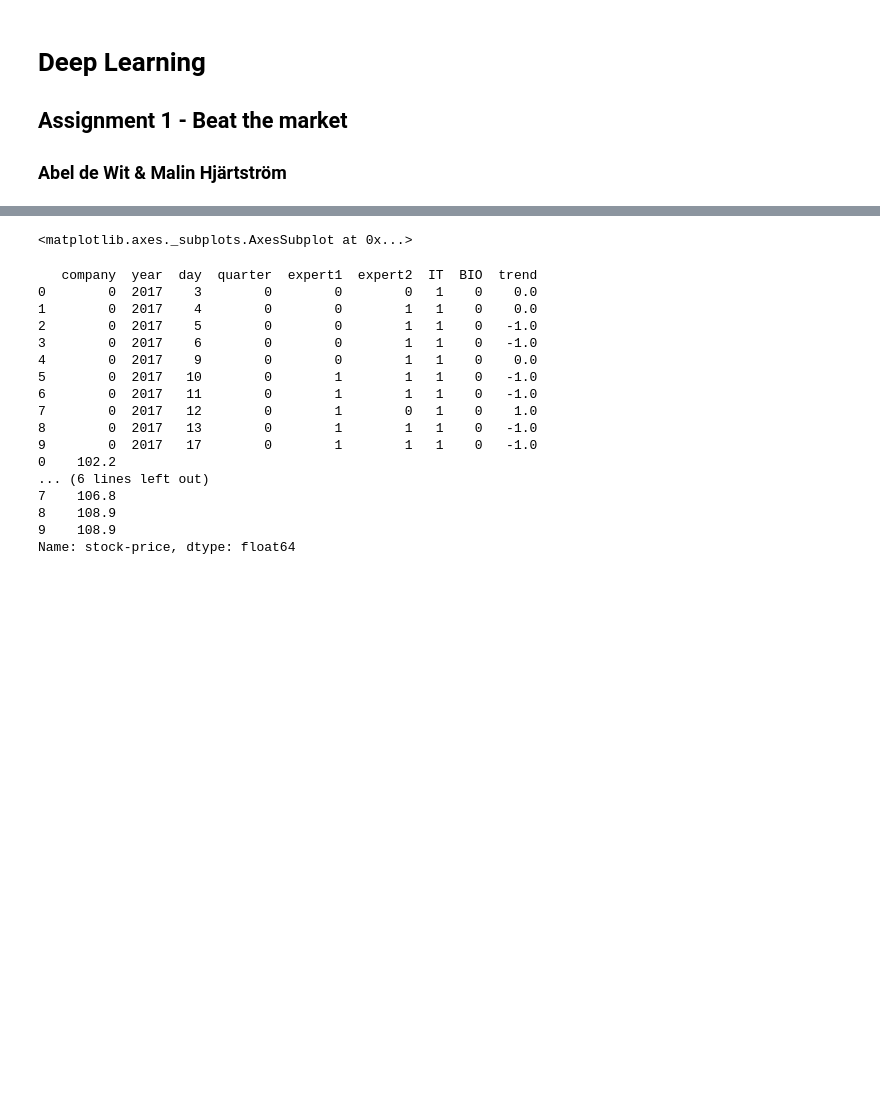
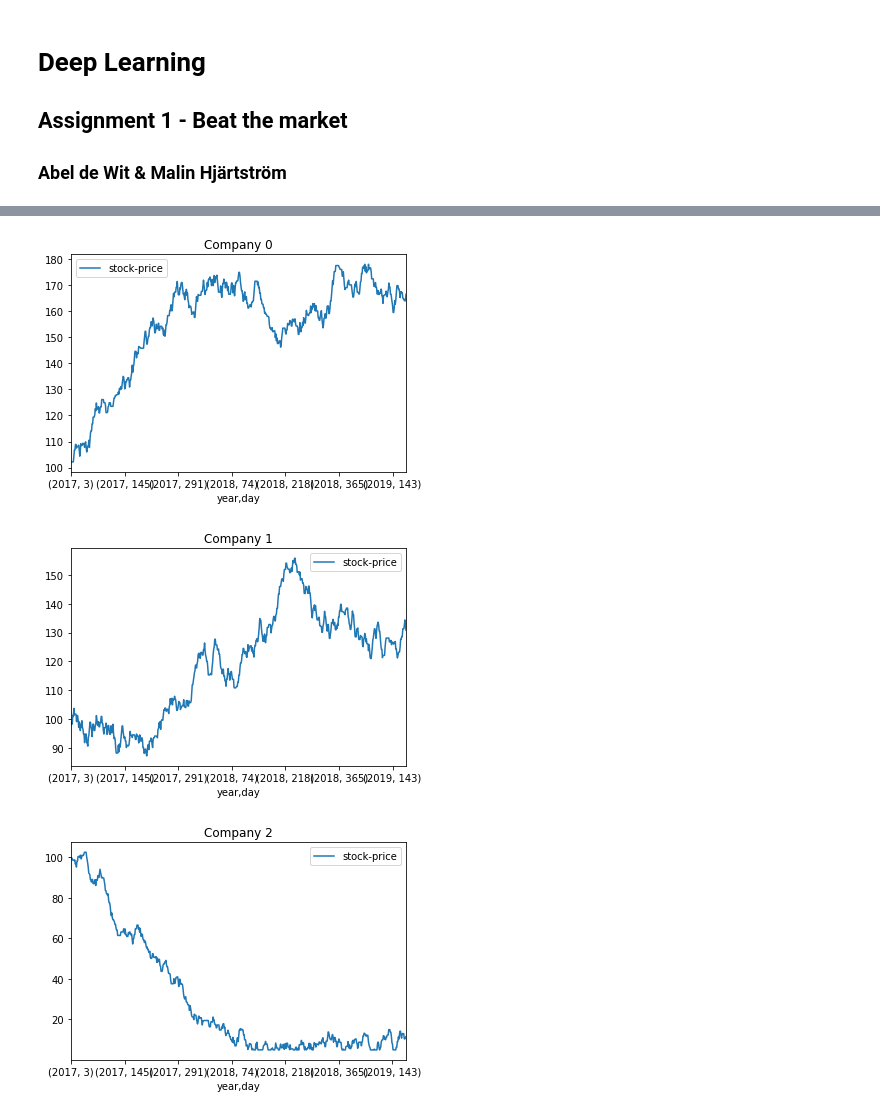
Before and after one commit to Abeldewit/BeatTheMarket, a Jupyter notebook: DLAssignment1.ipynb, the cells around one changed output, grey strips where cells are left out. Drawn from its saved outputs; the diff is of its cells as text; code cells hidden in the pictures; blank space fills up the shorter version.

```diff
--- a/DLAssignment1.ipynb
+++ b/DLAssignment1.ipynb
@@ -14,47 +16,25 @@ from keras.optimizers import RMSprop
-# %%
-info_data = pd.read_csv("data/info.txt", sep='\s+')
-market_analysis = pd.read_csv("data/market_analysis.txt", sep='\s+')
-market_segments = pd.read_csv("data/market_segments.txt", sep='\s+')
-stock_prices = pd.read_csv("data/stock_prices.txt", sep='\s+')
-# %% [output]
-<matplotlib.axes._subplots.AxesSubplot at 0x...>
 # %%
+info_data = pd.read_csv("data/info.txt", sep='\s+')
+market_analysis = pd.read_csv("data/market_analysis.txt", sep='\s+')
+market_segments = pd.read_csv("data/market_segments.txt", sep='\s+')
+stock_prices = pd.read_csv("data/stock_prices.txt", sep='\s+')
+
 # Do something with all our data so we can feed it to the NN
 dataframe = info_data
 
 # 'One hot encoding' the segments
 dataframe["IT"] = dataframe['company'].apply(lambda x: 0 if x == 1 else 1)
 dataframe["BIO"] = dataframe['company'].apply(lambda x: 1 if x == 1 else 0)
-dataframe["trend"] = market_analysis['trend']
+#dataframe["trend"] = market_analysis['trend']
+dataframe["stock-price"] = stock_prices['stock-price']
+
+# Setting the indexes as the date
+dataframe.set_index(['year', 'day'], inplace=True)
+
 
 # For now we dont use some data
-del dataframe['sentiment']
-del dataframe['m1']
-del dataframe['m2']
-del dataframe['m3']
-del dataframe['m4']
-
-
-X = dataframe #give it nice names
-y = stock_prices['stock-price']
-
-print(X.head(10))
-print(y.head(10))
+# del dataframe['sentiment']
+# del dataframe['m1']
+# del dataframe['m2']
+# del dataframe['m3']
+# del dataframe['m4']
-# %% [output]
-   company  year  day  quarter  expert1  expert2  IT  BIO  trend
-0        0  2017    3        0        0        0   1    0    0.0
-1        0  2017    4        0        0        1   1    0    0.0
-2        0  2017    5        0        0        1   1    0   -1.0
-3        0  2017    6        0        0        1   1    0   -1.0
-4        0  2017    9        0        0        1   1    0    0.0
-5        0  2017   10        0        1        1   1    0   -1.0
-6        0  2017   11        0        1        1   1    0   -1.0
-7        0  2017   12        0        1        0   1    0    1.0
-8        0  2017   13        0        1        1   1    0   -1.0
-9        0  2017   17        0        1        1   1    0   -1.0
-0    102.2
-... (6 lines left out)
-7    106.8
-8    108.9
-9    108.9
-Name: stock-price, dtype: float64
@@ -64,0 +41,23 @@ X_train, X_test, y_train, y_test = train_test_split(X, y, test_size = 0.2, rando
+# %%
+# Now we split into companies
+
+company_0 = dataframe[dataframe['company'] == 0]
+company_1 = dataframe[dataframe['company'] == 1]
+company_2 = dataframe[dataframe['company'] == 2]
+
+# Let's see how their stocks are doing
+
+company_0.plot(y='stock-price').set_title('Company 0')
+company_1.plot(y='stock-price').set_title('Company 1')
+company_2.plot(y='stock-price').set_title('Company 2')
+
+del company_0['company']
+del company_0['quarter']
+del company_1['company']
+del company_1['quarter']
+del company_2['company']
+del company_2['quarter']
+# %% [output]
+[figure, added]
+[figure, added]
+[figure, added]
```
Also changed, not shown: parts of 5 cells of this notebook, 1 other file.
